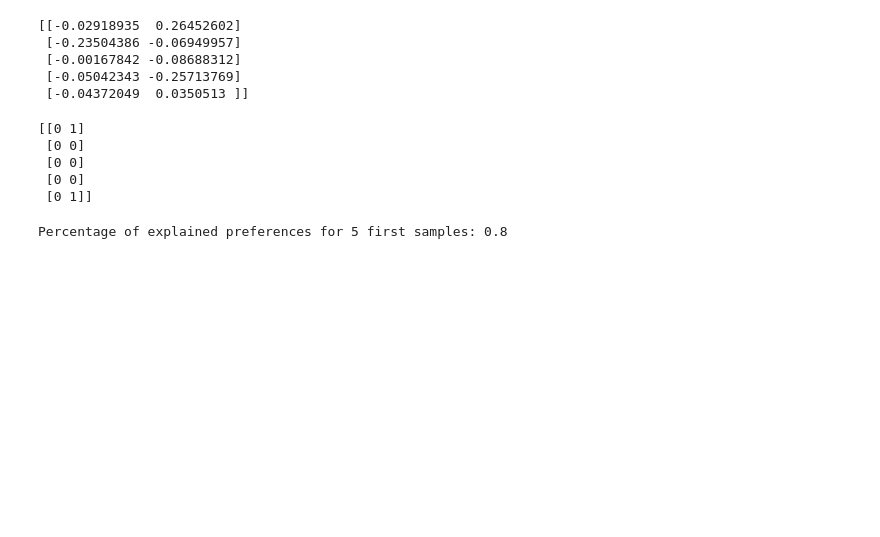
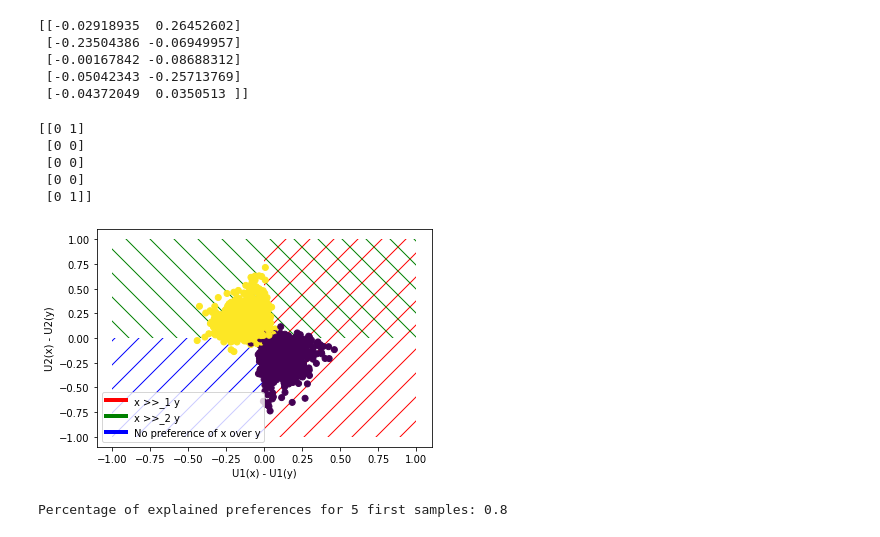
Before and after one commit to artefactory/cs-sdp-2023-24, a Jupyter notebook: notebooks/example.ipynb, the cells around one changed output. Saved outputs shown, nothing was run; the diff lists cells and outputs as text; code cells hidden in the pictures; blank space fills up the shorter version.

```diff
--- a/notebooks/example.ipynb
+++ b/notebooks/example.ipynb
@@ -68,6 +144,43 @@ print(model.predict_preference(X, Y)[:5]) # For each cluster we see if X is pref
  [0 0]
  [0 0]
  [0 1]]
+# %%
+# Here is a proposition of a useful plot to see how the model clusters the data:
+# We look at how each cluster evaluates U(x) - U(y) and color with ground truth clustering
+# Note that x >>_1 y means that x is preferred to y for cluster 1
+from matplotlib.patches import Rectangle
+from matplotlib.lines import Line2D
+
+plt.figure()
+plt.xlabel("U1(x) - U1(y)")
+plt.ylabel("U2(x) - U2(y)")
+
+plt.gca().add_patch(Rectangle((0,-1.),1., 2.,
+                    edgecolor='red',
+                    facecolor='none',
+                    lw=0,
+                    hatch='/'))
+plt.gca().add_patch(Rectangle((-1.,0), 2., 1.,
+                    edgecolor='green',
+                    facecolor='none',
+                    lw=0,
+                    hatch='\\'))
+plt.gca().add_patch(Rectangle((-1.,-1.),1., 1.,
+                    edgecolor='blue',
+                    facecolor='none',
+                    hatch='/',
+                    lw=0))
+plt.scatter(model_1.predict_utility(X)[:, 0]-model_1.predict_utility(Y)[:, 0],
+            model_1.predict_utility(X)[:, 1]-model_1.predict_utility(Y)[:, 1], c=Z)
+
+custom_lines = [Line2D([0], [0], color="red", lw=4),
+                Line2D([0], [0], color="green", lw=4),
+                Line2D([0], [0], color="b", lw=4)]
+
+plt.legend(custom_lines, ['x >>_1 y', "x >>_2 y ", 'No preference of x over y'])
+plt.show()
+# %% [output]
+[figure, added]
 # %%
 # We consider that our model explains our data, if for at least one cluster, X[i] >> Y[i]
 pairs_explained = np.sum(model.predict_preference(X, Y)[:5] == 0, axis=1) # For each sample check if each clusters prefers X[i] (then is True)
```
Also changed, not shown: parts of 8 cells of this notebook, 2 other files.
